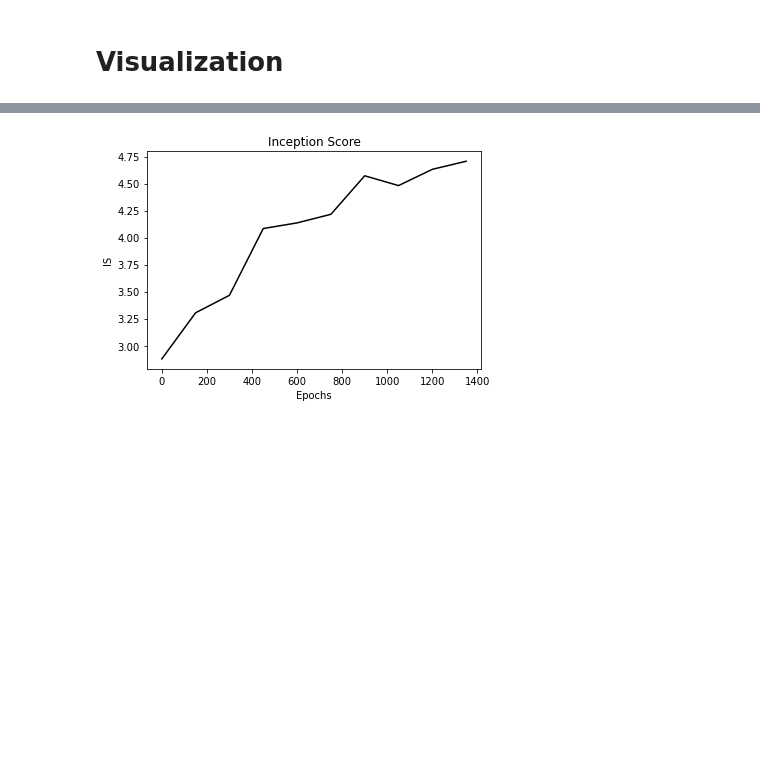
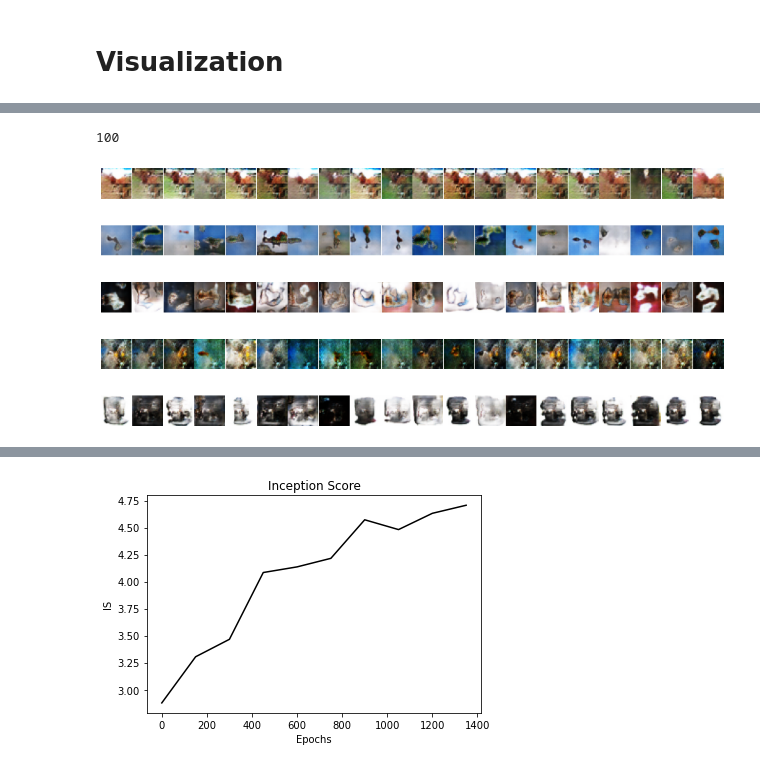
Before and after one commit to acardara/EEG-Decoding-to-Images, a Jupyter notebook: ImageNetGAN.ipynb, the cells around one changed output, grey strips where cells are left out. Saved outputs shown, nothing was run; the diff lists cells and outputs as text; code cells hidden in the pictures; blank space fills up the shorter version.

```diff
--- a/ImageNetGAN.ipynb
+++ b/ImageNetGAN.ipynb
@@ -744,3 +1060,58 @@ pyplot.show()
+# %%
+# generate points in latent space as input for the generator
+def _generate_seeded_points_features(latent_dim, n_samples, n_classes=5):
+    # generate points in the latent space
+    x_input = randn(latent_dim * n_samples * n_classes)
+    # reshape into a batch of inputs for the network
+    z_input = x_input.reshape(n_samples*n_classes, latent_dim)
+    # generate labels
+    xi = []
+    n_features = 1500
+    for i in range(n_classes):
+        for j in range(n_samples):
+            a = int(i*n_features/n_classes)
+            b = int((i*n_features/n_classes) + (n_features/n_classes))
+
+            xi.append(random.randint(a,b-1))
+
+    features = features_5[xi]
+    return [z_input, features]
+
+# use the generator to generate n fake examples, with class labels
+def _generate_fake_samples(gen, latent_dim, n_samples_per_class, n_classes):
+    # generate points in latent space
+    z_input, labels_input = _generate_seeded_points_features(latent_dim, n_samples_per_class, n_classes)
+    # predict outputs
+    images = gen.predict([z_input, labels_input])
+    # create class labels
+    y = zeros((n_samples_per_class, 1))
+    return [images, labels_input], y
+
+
+n_samples_per_class = 20
+n_classes = 5
+# Notice `training` is set to False.
+# This is so all layers run in inference mode (batchnorm).
+predictions = _generate_fake_samples(g_model, 100, n_samples_per_class, n_classes)[0][0]
+predictions = ((predictions + 1)/2.0*255).astype(int)
+
+print(len(predictions))
+# plot the result
+f, axs = pyplot.subplots(n_classes, n_samples_per_class, figsize=(16,16))
+pyplot.subplots_adjust(hspace=-0.85, wspace=0.03)
+# plot images
+for i in range(n_classes):
+    for j in range(n_samples_per_class):
+#         print(i*n_classes + j)
+        axs[i,j].imshow(predictions[(i*n_samples_per_class) + j])
+        axs[i,j].axis("off")
+
+
+pyplot.savefig("sample_current_epoch.png")
+pyplot.show()
+# %% [output]
+100
+[figure, added]
 # %%
 import imageio
 import glob
```
Also changed, not shown: parts of 37 cells of this notebook.
